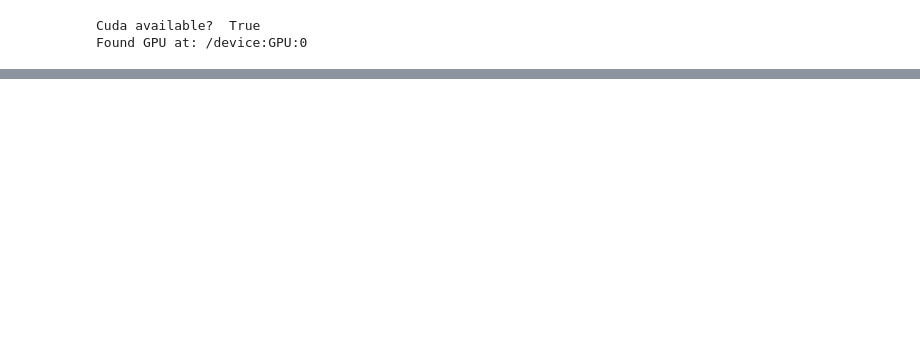
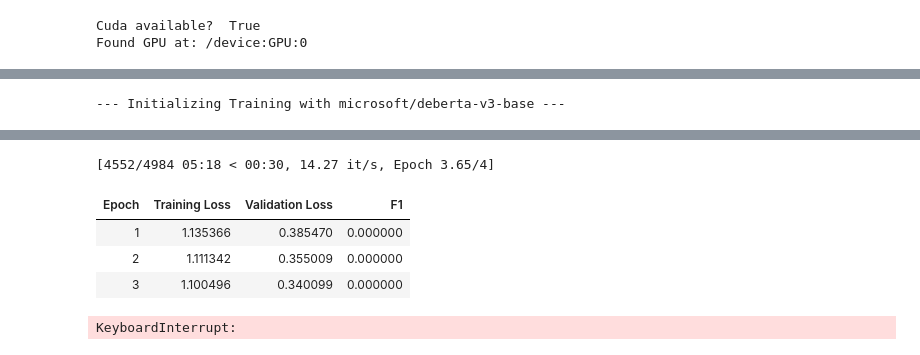
Before and after one commit to AAreeb13/NLP-Coursework, a Jupyter notebook: coursework.ipynb, the cells around one changed output, grey strips where cells are left out. Saved outputs shown, nothing was run; the diff lists cells and outputs as text; code cells hidden in the pictures; blank space fills up the shorter version.

```diff
--- a/coursework.ipynb
+++ b/coursework.ipynb
@@ -701,0 +743,60 @@ def compute_metrics(eval_pred):
+# %%
+import os
+from transformers import AutoModelForSequenceClassification, TrainingArguments, Trainer
+
+# =====================================================================
+# CONFIGURATION: DeBERTa Pipeline
+# =====================================================================
+DEBERTA_MODEL_NAME = 'microsoft/deberta-v3-base'
+DEBERTA_LR = 1e-5     # DeBERTa prefers slightly higher LRs than BERT
+DEBERTA_WD = 0.01     # Standard weight decay
+DEBERTA_EPOCHS = 4
+# =====================================================================
+
+print(f"--- Initializing Training with {DEBERTA_MODEL_NAME} ---")
+
+# 1. Load the AutoModel
+deberta_model = AutoModelForSequenceClassification.from_pretrained(DEBERTA_MODEL_NAME, num_labels=2)
+
+# 2. Define the OOM-Proof Training Arguments
+# 2. Define the STABLE Training Arguments for DeBERTa
+# 2. Define the ULTIMATE STABLE Training Arguments for DeBERTa
+deberta_args = TrainingArguments(
+    output_dir=f"./results_{DEBERTA_MODEL_NAME.replace('/', '_')}",
+    learning_rate=5e-6,              # <--- Lowered even more for stability
+
+    per_device_train_batch_size=4,
+    per_device_eval_batch_size=4,
+    gradient_accumulation_steps=2,
+
+    fp16=False,
+    gradient_checkpointing=False,    # <--- Try turning this OFF first (if it OOMs, turn it back on)
+
+    # --- ADDING STABILITY TOOLS ---
+    warmup_ratio=0.1,                # <--- Slowly increase LR for the first 10% of steps
+    lr_scheduler_type="cosine",      # <--- Smoother decay than standard linear
+    max_grad_norm=1.0,               # <--- Prevents gradients from "exploding" (nan loss)
+    # ------------------------------
+
+    num_train_epochs=DEBERTA_EPOCHS,
+    weight_decay=0.01,
+    eval_strategy="epoch",
+    save_strategy="epoch",
+    load_best_model_at_end=True,
+    metric_for_best_model="f1",
+)
+# 3. Standard Trainer (Let the augmented data do the balancing naturally!)
+deberta_trainer = Trainer(
+    model=deberta_model,
+    args=deberta_args,
+    train_dataset=tokenized_train_deberta, # Using the new variables!
+    eval_dataset=tokenized_dev_deberta,
+    compute_metrics=compute_metrics,       # Uses your exact same F1 function
+)
+
+# 4. Start training
+deberta_trainer.train()
+
+print(f"--- Training Complete for {DEBERTA_MODEL_NAME} ---")
+# %% [output]
+--- Initializing Training with microsoft/deberta-v3-base ---
@@ -702,3 +820,9 @@ def compute_metrics(eval_pred):
+[4552/4984 05:18 < 00:30, 14.27 it/s, Epoch 3.65/4]
+| Epoch | Training Loss | Validation Loss | F1 |
+| 1 | 1.135366 | 0.385470 | 0.000000 |
+| 2 | 1.111342 | 0.355009 | 0.000000 |
+| 3 | 1.100496 | 0.340099 | 0.000000 |
+KeyboardInterrupt:
 # %%
 import os
 from transformers import BertForSequenceClassification, RobertaForSequenceClassification, TrainingArguments
```
Also changed, not shown: parts of 12 cells of this notebook, 1 other file.
